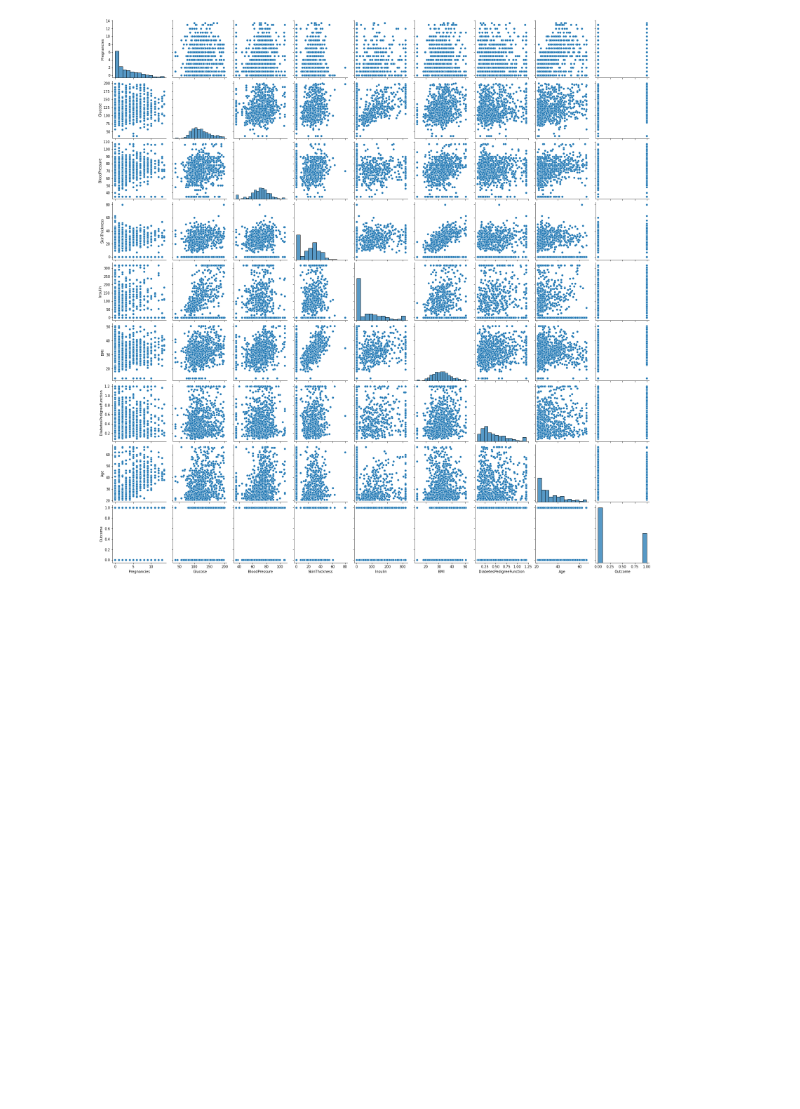
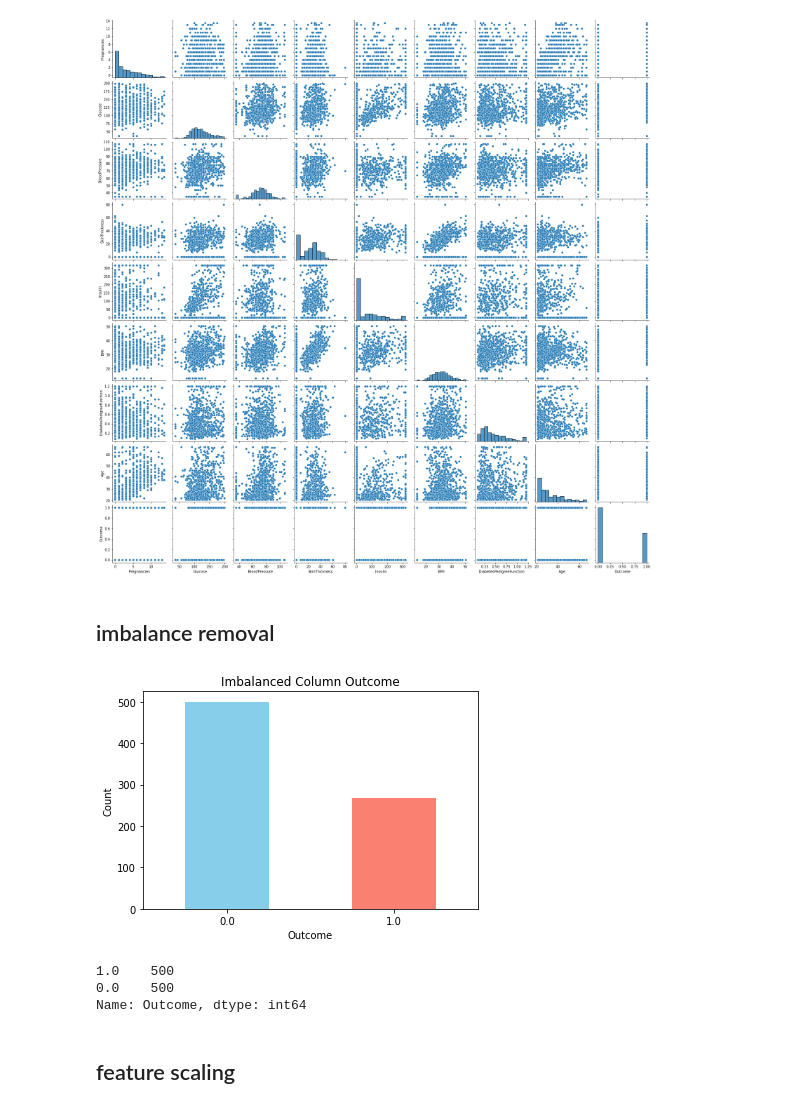
Before and after one commit to harshitroy2605/Diabetes_predictor, a Jupyter notebook: Untitled.ipynb, the cells around one changed output. Saved outputs shown, nothing was run; the diff lists cells and outputs as text; code cells hidden in the pictures; blank space fills up the shorter version.

Commit message:
imbalance removal and feature scaling

```diff
--- a/Untitled.ipynb
+++ b/Untitled.ipynb
@@ -130,3 +130,16 @@ sns.pairplot(df)
 plt.show()
 # %% [output]
 [figure]
+# %% [markdown]
+## imbalance removal
+# %%
+# Plotting the distribution of the imbalanced column
+plt.figure(figsize=(6, 4))
+df['Outcome'].value_counts().plot(kind='bar', color=['skyblue', 'salmon'])
+plt.title('Imbalanced Column Outcome')
+plt.xlabel('Outcome')
+plt.ylabel('Count')
+plt.xticks(rotation=0)
+plt.show()
+# %% [output]
+[figure, added]
@@ -132,0 +153,8 @@ plt.show()
+# %%
+y_res.value_counts()
+# %% [output]
+1.0    500
+0.0    500
+Name: Outcome, dtype: int64
+# %% [markdown]
+## feature scaling
```
Also changed, not shown: parts of 8 cells of this notebook.
